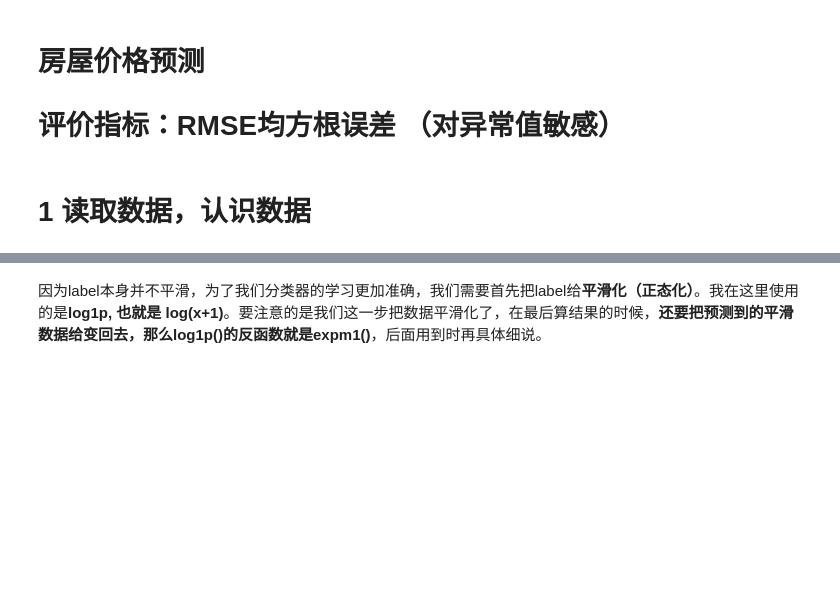
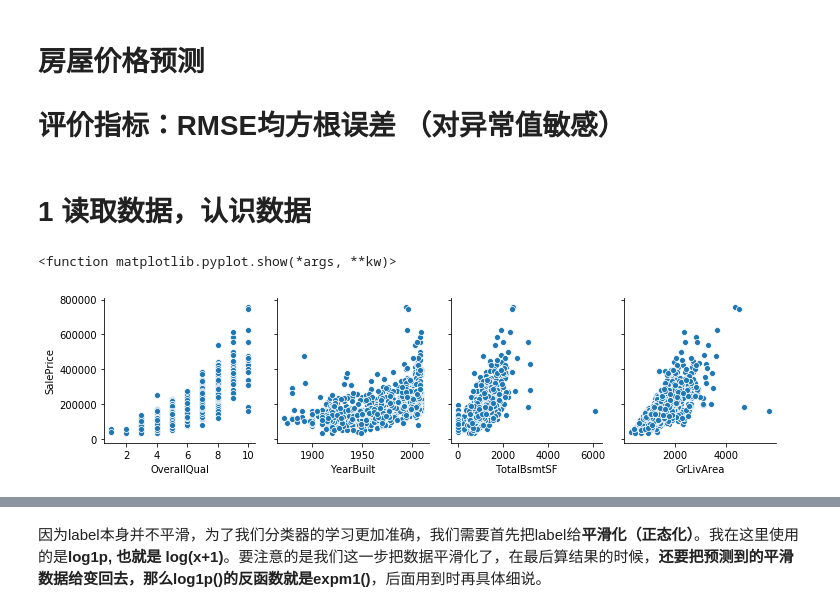
Before and after one commit to li19970205/kaggle-, a Jupyter notebook: house.ipynb, the cells around one changed output, grey strips where cells are left out. Saved outputs shown, nothing was run; the diff lists cells and outputs as text; code cells hidden in the pictures; blank space fills up the shorter version.

```diff
--- a/house.ipynb
+++ b/house.ipynb
@@ -3,3 +3,22 @@
 # 评价指标：RMSE均方根误差 （对异常值敏感）
 # %% [markdown]
 # 1 读取数据，认识数据
+# %%
+import pandas as pd
+import numpy as np
+import matplotlib.pyplot as plt
+import seaborn as sns
+
+train_df=pd.read_csv("./dataset/train.csv",index_col=0)  #去掉id索引列
+test_df=pd.read_csv("./dataset/test.csv",index_col=0)
+train_df.head()
+
+#改进之处
+#根据业务发现OverallQual:房屋的材料与装修评价、YearBuilt：建造年份、TotalBsmtSF：地下室总面积、GrLivArea:地上居住面积 ,四个特征具有很重要的影响，因此对此四个特征进行分析
+figure=plt.figure
+#pairplot主要展现的是变量两两之间的关系，dropna表示是否剔除缺失值
+sns.pairplot(x_vars=['OverallQual','YearBuilt','TotalBsmtSF','GrLivArea'],y_vars=['SalePrice'],data=train_df,dropna=True)
+plt.show
+# %% [output]
+<function matplotlib.pyplot.show(*args, **kw)>
+[figure, added]
```
Also changed, not shown: parts of 29 cells of this notebook.
